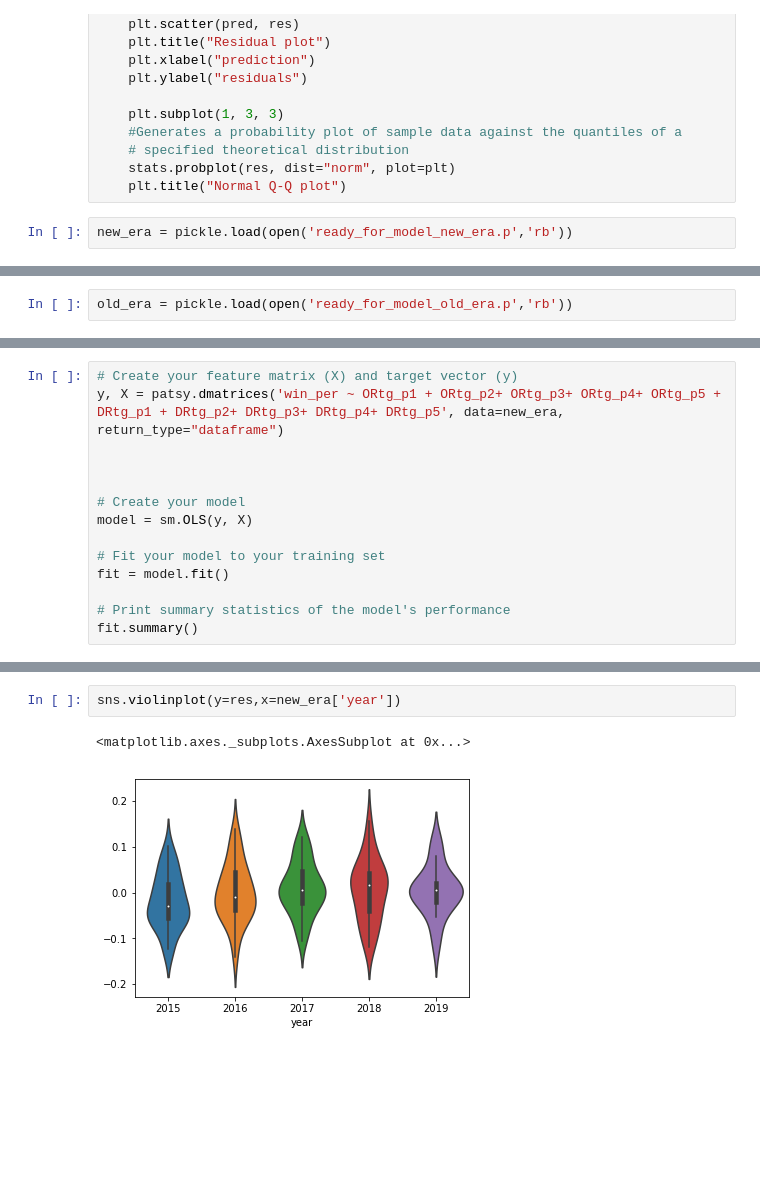
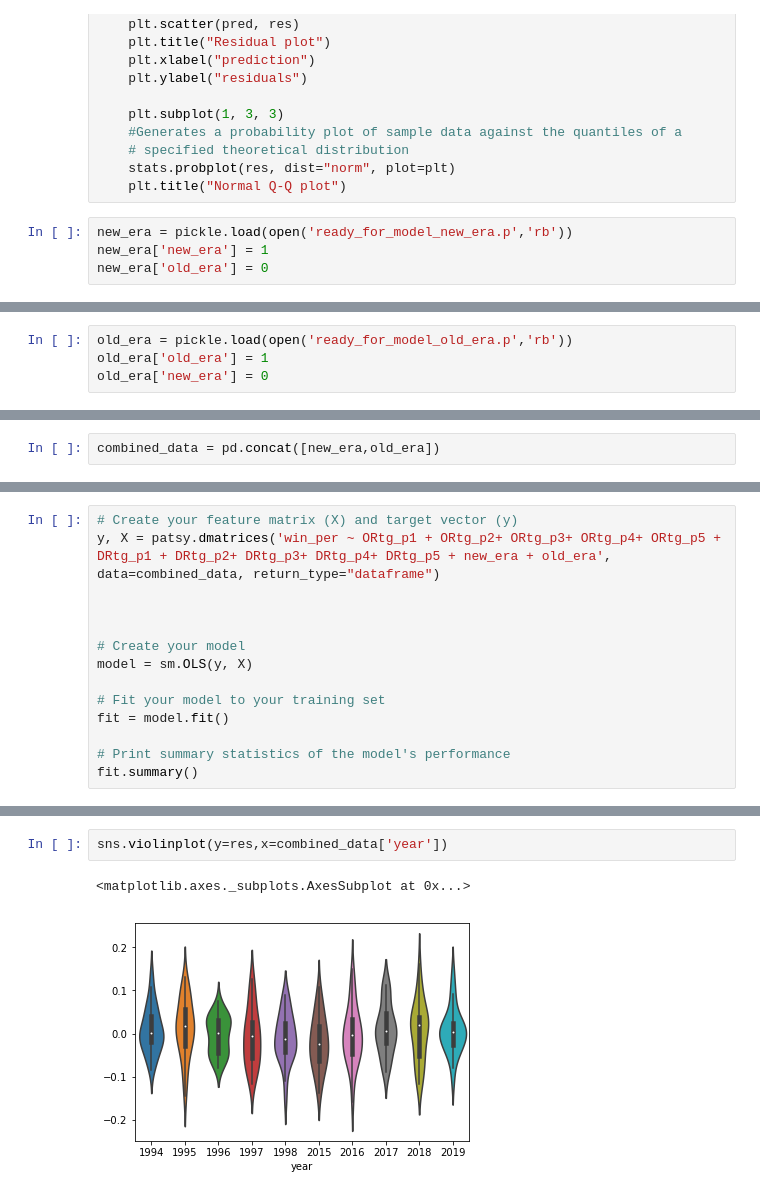
Before and after one commit to yeewill/project_2_webScrapeRegression, a Jupyter notebook: 03b_EDA One Model.ipynb, the cells around one changed output, grey strips where cells are left out. Cells and saved outputs as stored; diff of their text form; blank space fills up the shorter version.

```diff
--- a/03b_EDA One Model.ipynb
+++ b/03b_EDA One Model.ipynb
@@ -41,6 +41,8 @@ def diagnostic_plot(x, y):
     plt.title("Normal Q-Q plot")
 # %%
 new_era = pickle.load(open('ready_for_model_new_era.p','rb'))
+new_era['new_era'] = 1
+new_era['old_era'] = 0
 # %%
 new_era.sample(5)
 # %% [output]
@@ -53,5 +55,7 @@ new_era.sample(5)
 # %%
 old_era = pickle.load(open('ready_for_model_old_era.p','rb'))
+old_era['old_era'] = 1
+old_era['new_era'] = 0
 # %%
 old_era.sample(5)
 # %% [output]
@@ -93,0 +68,2 @@ old_era.corr()
+# %%
+combined_data = pd.concat([new_era,old_era])
@@ -112,6 +94,6 @@ sns.pairplot(old_era.loc[:,['DRtg_p1', 'DRtg_p2','DRtg_p3','DRtg_p4','DRtg_p5','
 # %%
 # Create your feature matrix (X) and target vector (y)
-y, X = patsy.dmatrices('win_per ~ ORtg_p1 + ORtg_p2+ ORtg_p3+ ORtg_p4+ ORtg_p5 + DRtg_p1 + DRtg_p2+ DRtg_p3+ DRtg_p4+ DRtg_p5', data=new_era, return_type="dataframe")
+y, X = patsy.dmatrices('win_per ~ ORtg_p1 + ORtg_p2+ ORtg_p3+ ORtg_p4+ ORtg_p5 + DRtg_p1 + DRtg_p2+ DRtg_p3+ DRtg_p4+ DRtg_p5 + new_era + old_era', data=combined_data, return_type="dataframe")
 
 
 
@@ -176,5 +160,5 @@ plt.scatter(y=res,x=new_era['year'])
 # %%
-sns.violinplot(y=res,x=new_era['year'])
+sns.violinplot(y=res,x=combined_data['year'])
 # %% [output]
 <matplotlib.axes._subplots.AxesSubplot at 0x...>
-[figure, old version]
+[figure, new version]
```
Also changed, not shown: parts of 20 cells of this notebook.
